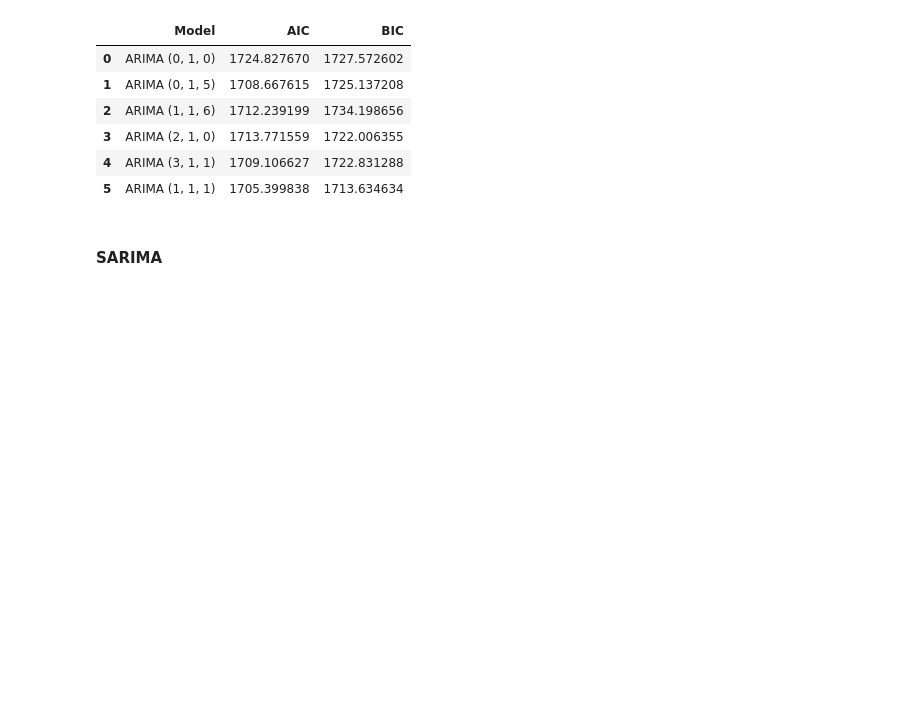
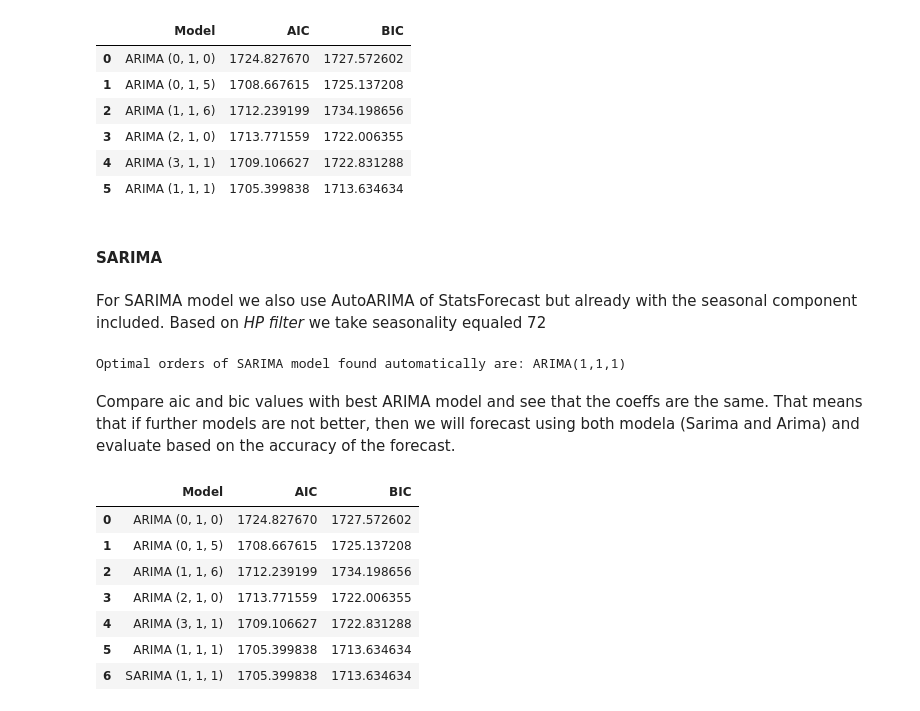
Before and after one commit to AwanRaskall/ml-demand-driven-order-planning, a Jupyter notebook: product_demand_prediction.ipynb, the cells around one changed output. Saved outputs shown, nothing was run; the diff lists cells and outputs as text; code cells hidden in the pictures; blank space fills up the shorter version.

Commit message:
Sarima model is done

```diff
--- a/product_demand_prediction.ipynb
+++ b/product_demand_prediction.ipynb
@@ -737,3 +736,44 @@ df_eval_models.style.highlight_min(subset=['AIC', 'BIC'], color='lightgreen')
 | 5 | ARIMA (1, 1, 1) | 1705.399838 | 1713.634634 |
 # %% [markdown]
 #### SARIMA
+# %% [markdown]
+For SARIMA model we also use AutoARIMA of StatsForecast but already with the seasonal component included. Based on _HP filter_ we take seasonality equaled 72
+# %%
+model_sarima = AutoARIMA(
+    seasonal = True, season_length = 72, # seasonality = 72
+
+    max_p = 3, max_q = 6, max_d = 2,
+    d = None,
+    start_p = 1, start_q = 1,
+
+    # Seasonal part
+    max_P = 2, max_Q = 2, max_D = 1,
+    D = None, # Automatic selection of seasonal differences
+    start_P = 1,    # стартовая точка для P
+    start_Q = 1,    # стартовая точка для Q
+
+    ic ="aic",
+
+    stepwise = True,
+    trace = False)
+
+sf_sarima = StatsForecast(models = [model_sarima], freq = "W", n_jobs = 1)
+sf_sarima_fit = sf_sarima.fit(au_train_arima_df)
+print(f'Optimal orders of SARIMA model found automatically are: {arima_string(sf_sarima.fitted_[0,0].model_)}')
+# %% [output]
+Optimal orders of SARIMA model found automatically are: ARIMA(1,1,1)
+# %% [markdown]
+Compare aic and bic values with best ARIMA model and see that the coeffs are the same. That means that if further models are not better, then we will forecast using both modela (Sarima and Arima) and evaluate based on the accuracy of the forecast.
+# %%
+sf_sarima_fitted = sf_arima.fitted_[0,0].model_
+df_eval_models.loc[len(df_eval_models)] = ['SARIMA (1, 1, 1)', sf_sarima_fitted['aic'], sf_sarima_fitted['bic']]
+df_eval_models.style.highlight_min(subset=['AIC', 'BIC'], color='lightgreen')
+# %% [output]
+|  | Model | AIC | BIC |
+| 0 | ARIMA (0, 1, 0) | 1724.827670 | 1727.572602 |
+| 1 | ARIMA (0, 1, 5) | 1708.667615 | 1725.137208 |
+| 2 | ARIMA (1, 1, 6) | 1712.239199 | 1734.198656 |
+| 3 | ARIMA (2, 1, 0) | 1713.771559 | 1722.006355 |
+| 4 | ARIMA (3, 1, 1) | 1709.106627 | 1722.831288 |
+| 5 | ARIMA (1, 1, 1) | 1705.399838 | 1713.634634 |
+| 6 | SARIMA (1, 1, 1) | 1705.399838 | 1713.634634 |
```
Also changed, not shown: parts of 3 cells of this notebook.
